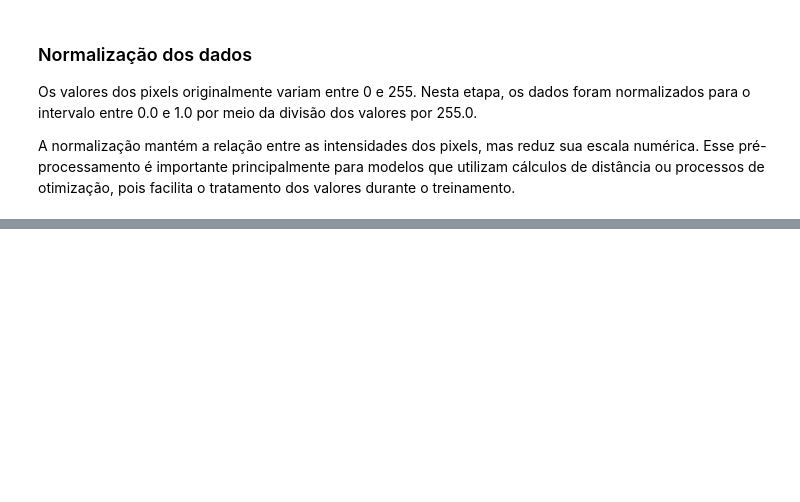
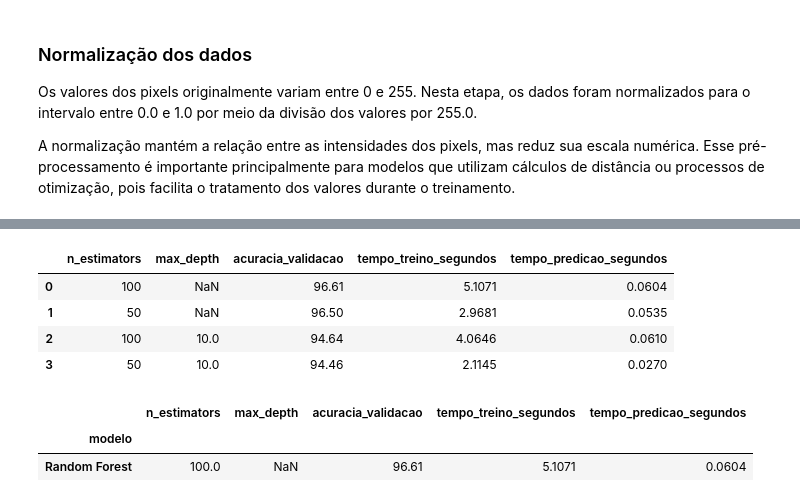
Before and after one commit to ThiOliver/projeto-mnist, a Jupyter notebook: notebooks/01_eda_mnist.ipynb, the cells around one changed output, grey strips where cells are left out. Cells and saved outputs as stored; diff of their text form; code cells hidden in the pictures; blank space fills up the shorter version.

```diff
--- a/notebooks/01_eda_mnist.ipynb
+++ b/notebooks/01_eda_mnist.ipynb
@@ -239,0 +412,9 @@ A normalização mantém a relação entre as intensidades dos pixels, mas reduz
+# %%
+# Define as combinações de hiperparâmetros que serão avaliadas no Random Forest.
+
+configuracoes_rf = [
+    {'n_estimators': 50, 'max_depth': 10},
+    {'n_estimators': 50, 'max_depth': None},
+    {'n_estimators': 100, 'max_depth': 10},
+    {'n_estimators': 100, 'max_depth': None}
+]
@@ -239,0 +468,56 @@ A normalização mantém a relação entre as intensidades dos pixels, mas reduz
+# %%
+# Organiza os resultados das configurações em um DataFrame.
+df_resultados_rf = pd.DataFrame(resultados_rf)
+
+# Converte a acurácia para percentual.
+df_resultados_rf['acuracia_validacao'] = (
+    df_resultados_rf['acuracia_validacao'] * 100
+).round(2)
+
+# Arredonda o tempo de treinamento.
+df_resultados_rf['tempo_treino_segundos'] = (
+    df_resultados_rf['tempo_treino_segundos']
+).round(4)
+
+# Arredonda o tempo de predição.
+df_resultados_rf['tempo_predicao_segundos'] = (
+    df_resultados_rf['tempo_predicao_segundos']
+).round(4)
+
+# Ordena as configurações da maior para a menor acurácia.
+df_resultados_rf = df_resultados_rf.sort_values(
+    by='acuracia_validacao',
+    ascending=False
+).reset_index(drop=True)
+
+# Exibe os resultados.
+df_resultados_rf
+# %% [output]
+|  | n_estimators | max_depth | acuracia_validacao | tempo_treino_segundos | tempo_predicao_segundos |
+| 0 | 100 | NaN | 96.61 | 5.1071 | 0.0604 |
+| 1 | 50 | NaN | 96.50 | 2.9681 | 0.0535 |
+| 2 | 100 | 10.0 | 94.64 | 4.0646 | 0.0610 |
+| 3 | 50 | 10.0 | 94.46 | 2.1145 | 0.0270 |
+# %%
+# Seleciona a configuração que apresentou a maior acurácia na validação.
+melhor_configuracao_rf = df_resultados_rf.iloc[0]
+
+# Organiza a melhor configuração em formato de DataFrame.
+df_melhor_rf = pd.DataFrame({
+    'modelo': ['Random Forest'],
+    'n_estimators': [melhor_configuracao_rf['n_estimators']],
+    'max_depth': [melhor_configuracao_rf['max_depth']],
+    'acuracia_validacao': [melhor_configuracao_rf['acuracia_validacao']],
+    'tempo_treino_segundos': [melhor_configuracao_rf['tempo_treino_segundos']],
+    'tempo_predicao_segundos': [melhor_configuracao_rf['tempo_predicao_segundos']]
+})
+
+# Define a coluna "modelo" como índice.
+df_melhor_rf = df_melhor_rf.set_index('modelo')
+
+# Exibe a melhor configuração.
+df_melhor_rf
+# %% [output]
+|  | n_estimators | max_depth | acuracia_validacao | tempo_treino_segundos | tempo_predicao_segundos |
+| modelo |  |  |  |  |  |
+| Random Forest | 100.0 | NaN | 96.61 | 5.1071 | 0.0604 |
```
Also changed, not shown: parts of 17 cells of this notebook.
